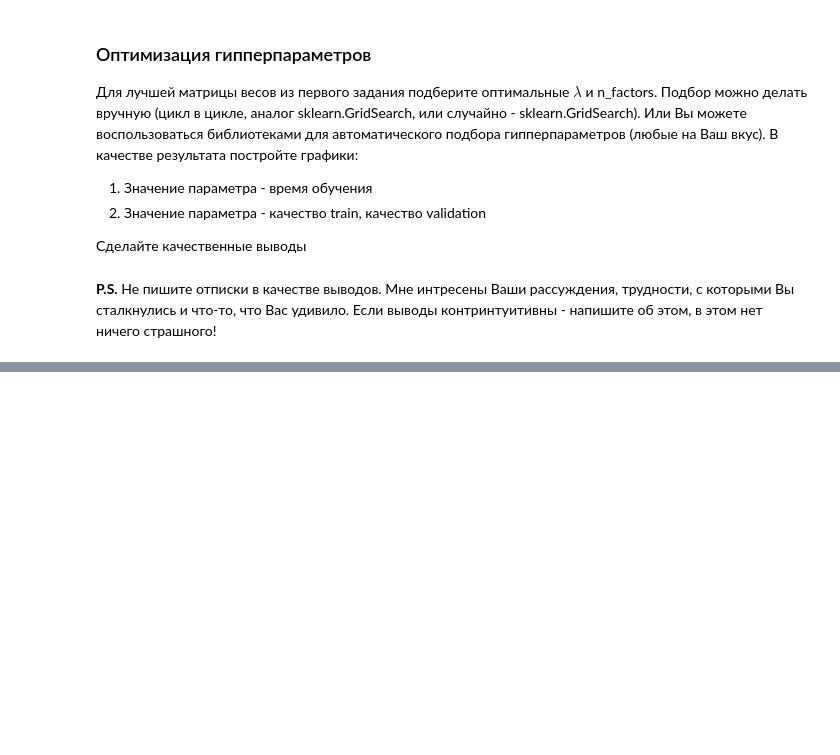
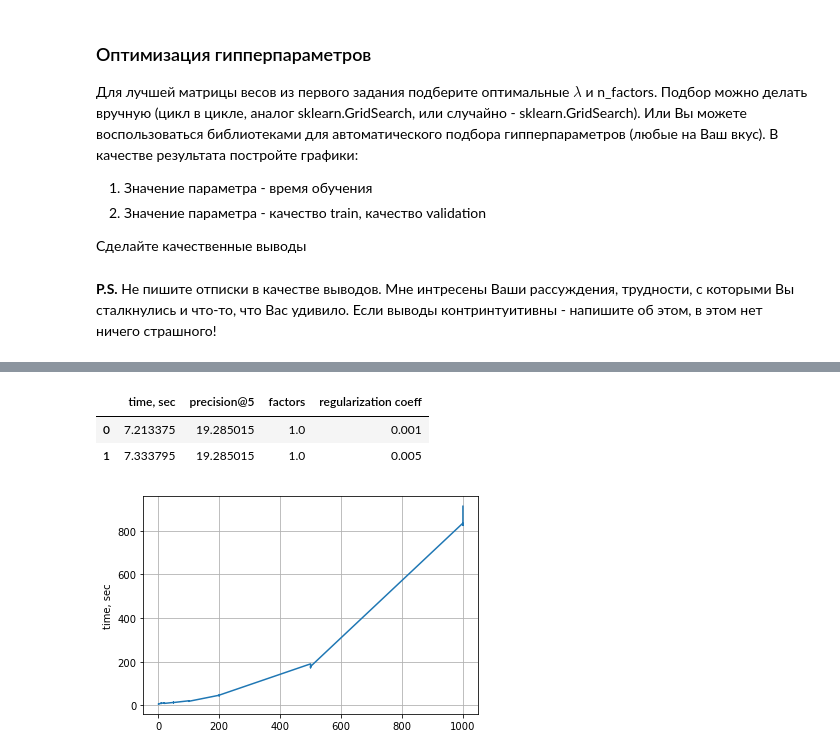
Before and after one commit to Creep-ai/gb_recommendation_systems, a Jupyter notebook: Les03/Les03.ipynb, the cells around one changed output, grey strips where cells are left out. Drawn from its saved outputs; the diff is of its cells as text; code cells hidden in the pictures; blank space fills up the shorter version.

```diff
--- a/Les03/Les03.ipynb
+++ b/Les03/Les03.ipynb
@@ -34,0 +257,27 @@ import implicit
+# %%
+%%time
+statistic_dict = {}
+for factor in factors:
+    for reg_coef in regularisation_coefs:
+        start = time.time()
+        model_asl_tfidf = AlternatingLeastSquares(factors=factor,
+                                                  regularization=reg_coef)
+        model_asl_tfidf.fit(csr_matrix(tfidf_matrix).T.tocsr(),
+          show_progress=False)
+
+        result[f'als_tfidf_factors{factor}_regularization{reg_coef}'] = result['user_id'].\
+            apply(lambda x: [id_to_itemid[rec[0]] for rec in
+                            model_asl_tfidf.recommend(userid=userid_to_id[x],
+                                            user_items=sparse_user_item,
+                                            N=5,
+                                            filter_already_liked_items=False,
+                                            filter_items=[itemid_to_id[999999]],
+                                            recalculate_user=True)])
+        end = time.time()
+        check_time = exec_time(start, end)
+        result[f'precision@5_als_tfidf_factors{factor}_regularization{reg_coef}_recs'] = \
+        result[[f'als_tfidf_factors{factor}_regularization{reg_coef}', \
+                'actual']].apply(lambda x: precis_at_k(*x), axis=1)
+        cur_prec = result[f'precision@5_als_tfidf_factors{factor}_regularization{reg_coef}_recs'].mean() * 100
+        statistic_dict[f'precision@5_als_tfidf_factors{factor}_regularization{reg_coef}_recs'] = \
+        (check_time, cur_prec, factor, reg_coef)
@@ -34,0 +287,20 @@ import implicit
+# %%
+result_df = pd.DataFrame(list(statistic_dict.items()),
+             columns=['Параметры', 'Значения'])
+# %%
+result_df = result_df['Значения'].apply((pd.Series))
+# %%
+result_df.rename(columns={0: 'time, sec', 1: 'precision@5', 2: 'factors', 3: 'regularization coeff'}, inplace=True)
+# %%
+result_df.head(2)
+# %% [output]
+|  | time, sec | precision@5 | factors | regularization coeff |
+| 0 | 7.213375 | 19.285015 | 1.0 | 0.001 |
+| 1 | 7.333795 | 19.285015 | 1.0 | 0.005 |
+# %%
+plt.plot(result_df['factors'], result_df['time, sec'])
+plt.ylabel('time, sec')
+plt.grid()
+plt.show()
+# %% [output]
+[figure, added]
```
Also changed, not shown: parts of 32 cells of this notebook.
